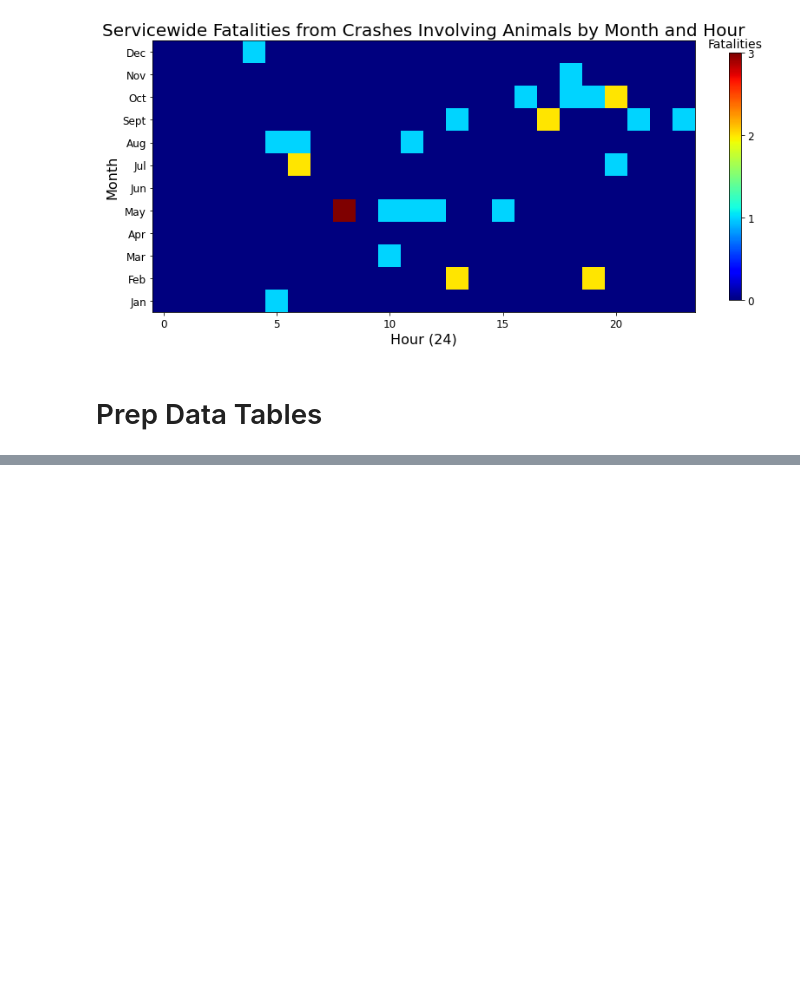
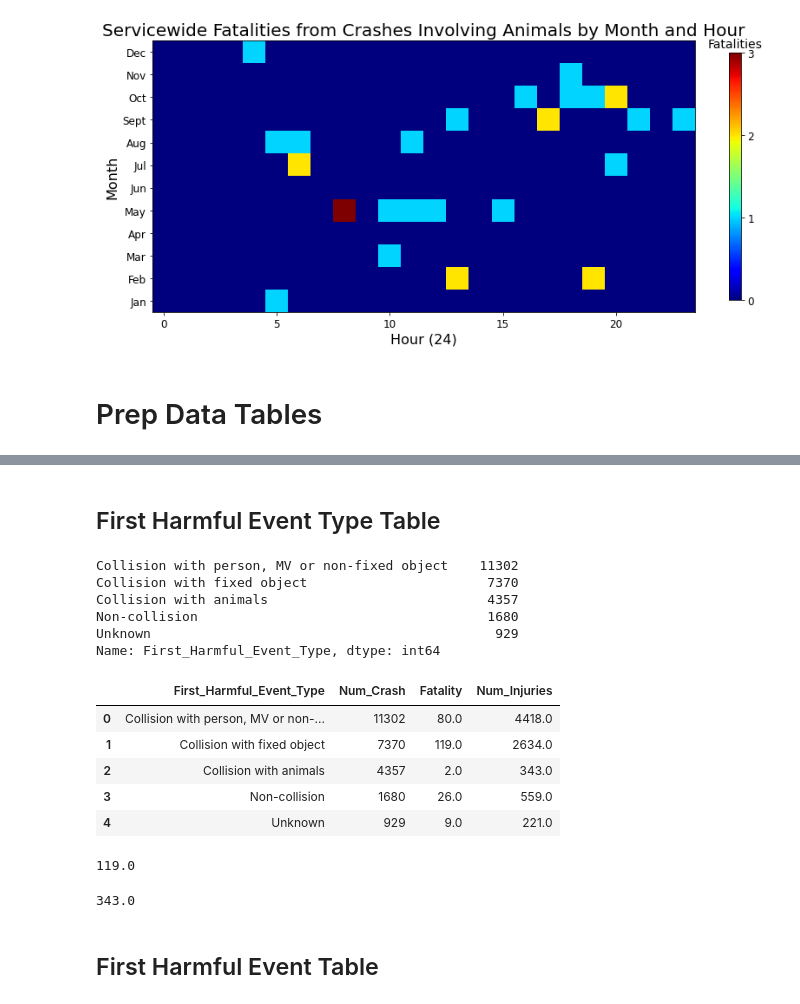
Before and after one commit to VolpeUSDOT/NPS-Region-Crash-Briefing, a Jupyter notebook: data analysis notebooks/2023 Servicewide Analysis - Nightime Visibility.ipynb, the cells around one changed output, grey strips where cells are left out. Drawn from its saved outputs; the diff is of its cells as text; code cells hidden in the pictures; blank space fills up the shorter version.

Commit message:
assembled analysis tables for nighttime visibility servicewide briefing

```diff
--- a/data analysis notebooks/2023 Servicewide Analysis - Nightime Visibility.ipynb
+++ b/data analysis notebooks/2023 Servicewide Analysis - Nightime Visibility.ipynb
@@ -1209,0 +1152,4 @@ dtype: float64
+# %%
+# focus on darkness attributes re: poor visibility
+dark = analysis_2023.loc[analysis_2023["Poor Lighting"]==1]
+dark.shape[0]
@@ -1273,0 +1180,4 @@ Name: First_Harmful_Event, dtype: int64
+# %%
+# add outcome columns to set up analysis data tables
+dark['Num_Injuries'] = dark['Possible Injury'] + dark['Non-incapacitating Injury'] + dark['Incapacitating Injury']
+dark['Num_Crash'] = 1
@@ -1273,0 +1216,34 @@ Name: First_Harmful_Event, dtype: int64
+# %% [markdown]
+## First Harmful Event Type Table
+# %%
+pd.options.display.max_rows = 10000000
+dark['First_Harmful_Event_Type'].value_counts()
+# %% [output]
+Collision with person, MV or non-fixed object    11302
+Collision with fixed object                       7370
+Collision with animals                            4357
+Non-collision                                     1680
+Unknown                                            929
+Name: First_Harmful_Event_Type, dtype: int64
+# %%
+dark_eventtype_outcomes = dark[['Num_Crash','Fatality','Num_Injuries','First_Harmful_Event_Type']] # subset for metrics Wayne is looking for
+# outcomes for each first harmful event type, ordered by most to least common in crash report (reset index such that groupby data are now column in dataframe and can be manipulated as such)
+dark_eventtype_agg = dark_eventtype_outcomes.groupby(['First_Harmful_Event_Type']).sum().sort_values(by=['Num_Crash'],ascending=False).reset_index()
+dark_eventtype_agg.head()
+# %% [output]
+|  | First_Harmful_Event_Type | Num_Crash | Fatality | Num_Injuries |
+| 0 | Collision with person, MV or non-... | 11302 | 80.0 | 4418.0 |
+| 1 | Collision with fixed object | 7370 | 119.0 | 2634.0 |
+| 2 | Collision with animals | 4357 | 2.0 | 343.0 |
+| 3 | Non-collision | 1680 | 26.0 | 559.0 |
+| 4 | Unknown | 929 | 9.0 | 221.0 |
+# %%
+# check sum - looks good!
+dark.loc[dark['First_Harmful_Event_Type']=='Collision with fixed object']['Fatality'].sum()
+# %% [output]
+119.0
+# %%
+# check sum - looks good!
+dark.loc[dark['First_Harmful_Event_Type']=='Collision with animals']['Num_Injuries'].sum()
+# %% [output]
+343.0
@@ -1273,0 +1254,2 @@ Name: First_Harmful_Event, dtype: int64
+# %% [markdown]
+## First Harmful Event Table
```
Also changed, not shown: parts of 25 cells of this notebook.
